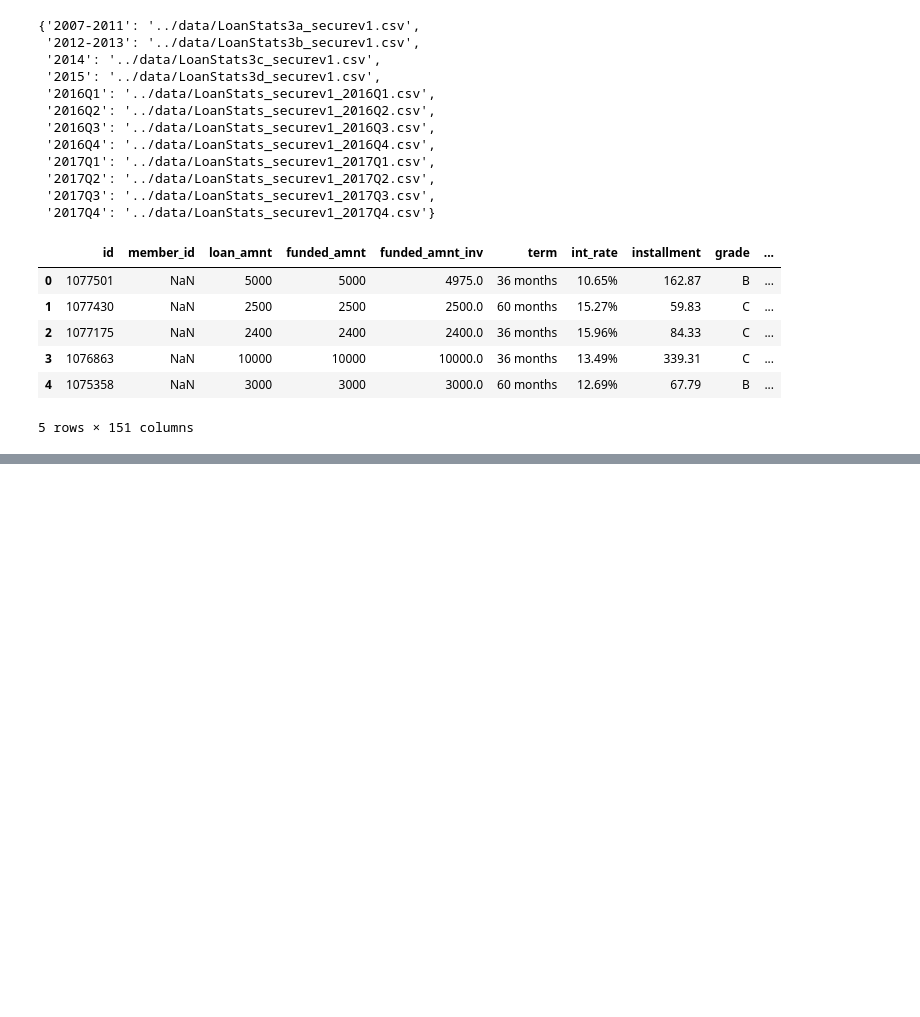
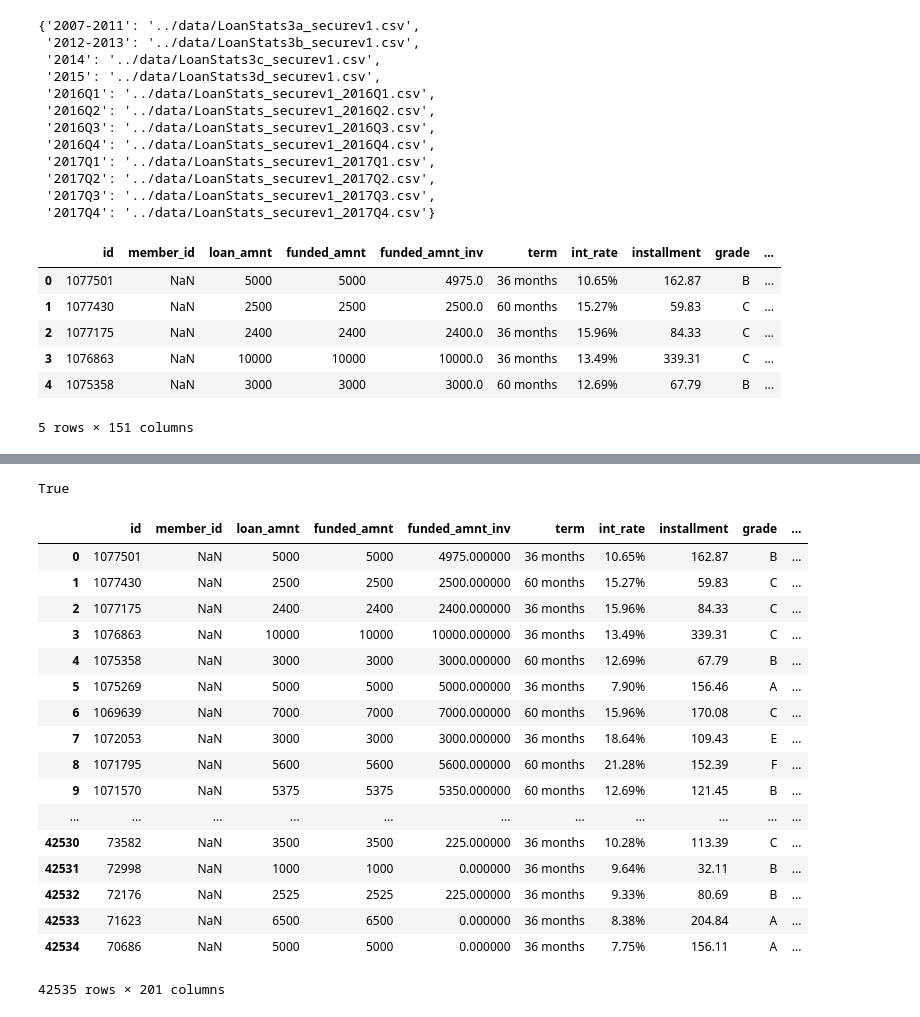
Before and after one commit to nissan18/blending-club, a Jupyter notebook: code/scratchpad.ipynb, the cells around one changed output, grey strips where cells are left out. Saved outputs shown, nothing was run; the diff lists cells and outputs as text; code cells hidden in the pictures; blank space fills up the shorter version.

Commit message:
drop temp column for one-hot encoding

```diff
--- a/code/scratchpad.ipynb
+++ b/code/scratchpad.ipynb
@@ -49,0 +58,25 @@ Index(['f_acc_now_delinq', 'f_acc_open_past_24mths', 'f_addr_state_AK',
+# %%
+all(df["f_addr_state"] == df["addr_state"])
+# %% [output]
+True
+# %%
+df.drop("f_addr_state", 1)
+# %% [output]
+|  | id | member_id | loan_amnt | funded_amnt | funded_amnt_inv | term | int_rate | installment | grade | ... |
+| 0 | 1077501 | NaN | 5000 | 5000 | 4975.000000 | 36 months | 10.65% | 162.87 | B | ... |
+| 1 | 1077430 | NaN | 2500 | 2500 | 2500.000000 | 60 months | 15.27% | 59.83 | C | ... |
+| 2 | 1077175 | NaN | 2400 | 2400 | 2400.000000 | 36 months | 15.96% | 84.33 | C | ... |
+| 3 | 1076863 | NaN | 10000 | 10000 | 10000.000000 | 36 months | 13.49% | 339.31 | C | ... |
+| 4 | 1075358 | NaN | 3000 | 3000 | 3000.000000 | 60 months | 12.69% | 67.79 | B | ... |
+| 5 | 1075269 | NaN | 5000 | 5000 | 5000.000000 | 36 months | 7.90% | 156.46 | A | ... |
+| 6 | 1069639 | NaN | 7000 | 7000 | 7000.000000 | 60 months | 15.96% | 170.08 | C | ... |
+| 7 | 1072053 | NaN | 3000 | 3000 | 3000.000000 | 36 months | 18.64% | 109.43 | E | ... |
+| 8 | 1071795 | NaN | 5600 | 5600 | 5600.000000 | 60 months | 21.28% | 152.39 | F | ... |
+| 9 | 1071570 | NaN | 5375 | 5375 | 5350.000000 | 60 months | 12.69% | 121.45 | B | ... |
+| ... | ... | ... | ... | ... | ... | ... | ... | ... | ... | ... |
+| 42530 | 73582 | NaN | 3500 | 3500 | 225.000000 | 36 months | 10.28% | 113.39 | C | ... |
+| 42531 | 72998 | NaN | 1000 | 1000 | 0.000000 | 36 months | 9.64% | 32.11 | B | ... |
+| 42532 | 72176 | NaN | 2525 | 2525 | 225.000000 | 36 months | 9.33% | 80.69 | B | ... |
+| 42533 | 71623 | NaN | 6500 | 6500 | 0.000000 | 36 months | 8.38% | 204.84 | A | ... |
+| 42534 | 70686 | NaN | 5000 | 5000 | 0.000000 | 36 months | 7.75% | 156.11 | A | ... |
+42535 rows × 201 columns
```
Also changed, not shown: parts of 3 cells of this notebook, 2 other files.
